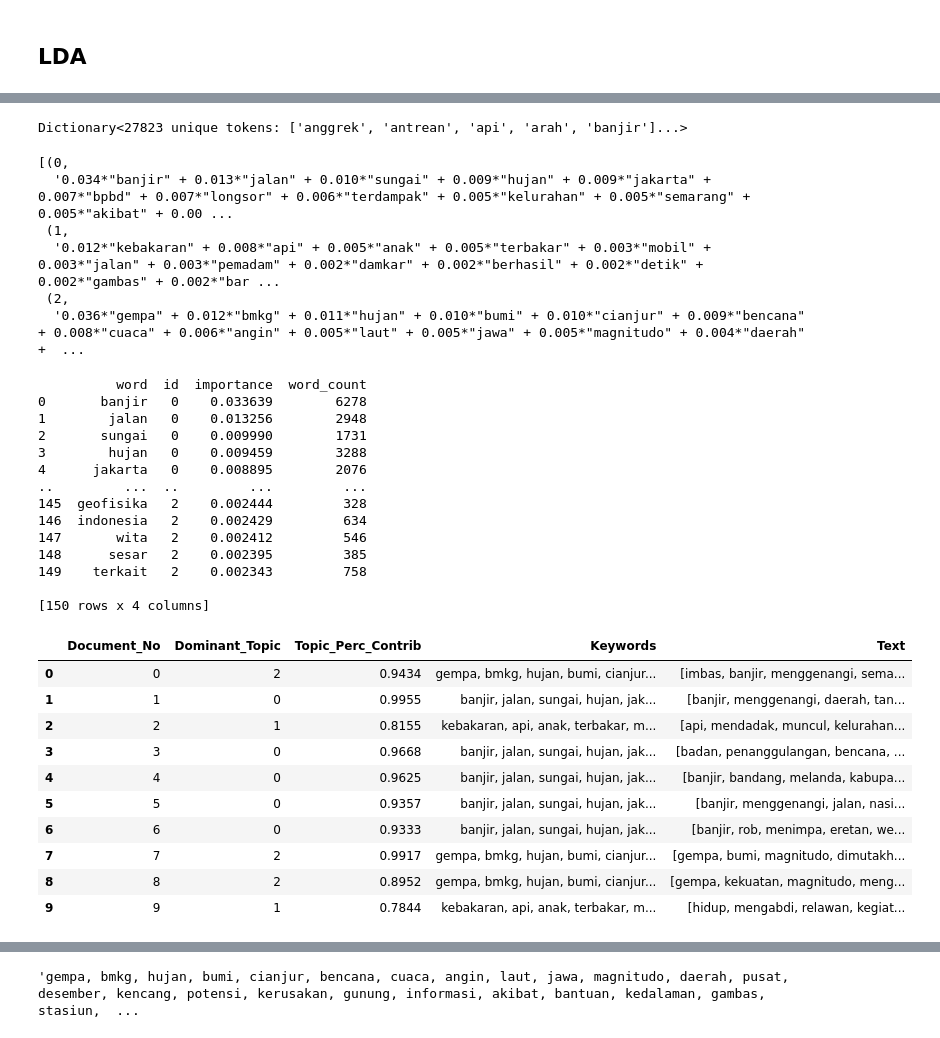
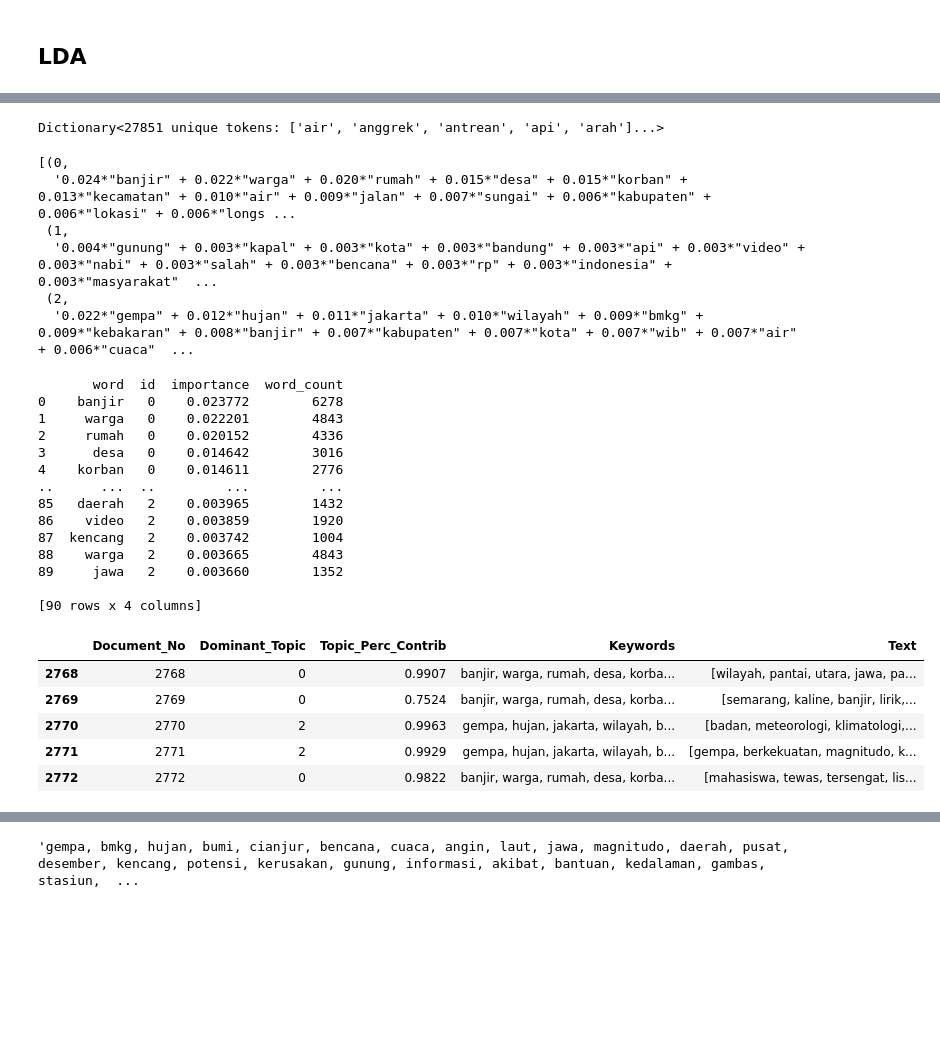
Before and after one commit to alwaysyu/PetaKabar, a Jupyter notebook: what.ipynb, the cells around one changed output, grey strips where cells are left out. Drawn from its saved outputs; the diff is of its cells as text; code cells hidden in the pictures; blank space fills up the shorter version.

```diff
--- a/what.ipynb
+++ b/what.ipynb
@@ -73,7 +73,7 @@ from sklearn.metrics.pairwise import cosine_similarity
 nltk.download('punkt')
 nltk.download('stopwords')
 
-# excluded_words = ["tempat", "waktu", "hari"]
+excluded_words = ["tempat", "waktu", "hari"]
 excluded_words = []
 NLTK_StopWords = stopwords.words('indonesian')
 NLTK_StopWords.extend(["detik", "detikjatim", "detikjateng", "detikjabar", "detiksulsel", "detiksumbar", "detikbali",
@@ -84,12 +84,7 @@ NLTK_StopWords.extend(["yg", "dg", "rt", "dgn", "ny", "d", 'klo',
                        'si', 'tau', 'tdk', 'tuh', 'utk', 'ya',
                        'jd', 'jgn', 'sdh', 'aja', 'n', 't',
                        'nyg', 'hehe', 'pen', 'u', 'nan', 'loh', 'rt',
-                       '&amp', 'yah', 'wib', 'warga', 'rumah', 'air', 'desa',
-                       'kecamatan', 'kabupaten', 'kelurahan', 'korban', 'wilayah', 'kota',
-                       'hari', 'lokasi', 'barat', 'masyarakat', 'timur', 'utara', 'selatan',
-                       'tenggara', 'lokasi', 'tempat', 'rp', 'unit', 'salah',
-                       'tempat', 'kejadian', 'meter', 'petugas', 'memiliki',
-                       'manusia', 'nabi', 'allah', 'swt', 'kaum', 'ayat', 'saw', 'video'])
+                       '&amp', 'yah'])
 txt_stopword = pd.read_csv(PATH + bencana + "stopwords.txt", names= ["stopwords"], header = None)
 
 # convert stopword string to list & append additional stopword
@@ -908,23 +903,31 @@ print(dictionary)
 
 corpus = [dictionary.doc2bow(berita) for berita in new_bencana['desc']]
 # %% [output]
-Dictionary<27823 unique tokens: ['anggrek', 'antrean', 'api', 'arah', 'banjir']...>
+Dictionary<27851 unique tokens: ['air', 'anggrek', 'antrean', 'api', 'arah']...>
 # %%
 # Creating the object for LDA model using gensim library
 Lda = gensim.models.ldamodel.LdaModel
 
 total_topics = 3 # jumlah topik yang akan di extract
-number_words = 50 # jumlah kata per topik
+number_words = 30 # jumlah kata per topik
 # %%
-lda_model = Lda(corpus, num_topics=total_topics, id2word=dictionary, passes=50, random_state=1)
+from gensim.test.utils import datapath
+temp_file = datapath(PATH + bencana + "model/lda_model")
+#if new
+# lda_model = Lda(corpus, num_topics=total_topics, id2word=dictionary, passes=50, random_state=1)
+# lda_model.save(temp_file)
+# load
+from gensim import models
+lda_model = models.ldamodel.LdaModel.load(temp_file)
+
 lda_model.show_topics(num_topics=total_topics, num_words=number_words)
 # %% [output]
 [(0,
-  '0.034*"banjir" + 0.013*"jalan" + 0.010*"sungai" + 0.009*"hujan" + 0.009*"jakarta" + 0.007*"bpbd" + 0.007*"longsor" + 0.006*"terdampak" + 0.005*"kelurahan" + 0.005*"semarang" + 0.005*"akibat" + 0.00 ...
+  '0.024*"banjir" + 0.022*"warga" + 0.020*"rumah" + 0.015*"desa" + 0.015*"korban" + 0.013*"kecamatan" + 0.010*"air" + 0.009*"jalan" + 0.007*"sungai" + 0.006*"kabupaten" + 0.006*"lokasi" + 0.006*"longs ...
  (1,
-  '0.012*"kebakaran" + 0.008*"api" + 0.005*"anak" + 0.005*"terbakar" + 0.003*"mobil" + 0.003*"jalan" + 0.003*"pemadam" + 0.002*"damkar" + 0.002*"berhasil" + 0.002*"detik" + 0.002*"gambas" + 0.002*"bar ...
+  '0.004*"gunung" + 0.003*"kapal" + 0.003*"kota" + 0.003*"bandung" + 0.003*"api" + 0.003*"video" + 0.003*"nabi" + 0.003*"salah" + 0.003*"bencana" + 0.003*"rp" + 0.003*"indonesia" + 0.003*"masyarakat"  ...
  (2,
-  '0.036*"gempa" + 0.012*"bmkg" + 0.011*"hujan" + 0.010*"bumi" + 0.010*"cianjur" + 0.009*"bencana" + 0.008*"cuaca" + 0.006*"angin" + 0.005*"laut" + 0.005*"jawa" + 0.005*"magnitudo" + 0.004*"daerah" +  ...
+  '0.022*"gempa" + 0.012*"hujan" + 0.011*"jakarta" + 0.010*"wilayah" + 0.009*"bmkg" + 0.009*"kebakaran" + 0.008*"banjir" + 0.007*"kabupaten" + 0.007*"kota" + 0.007*"wib" + 0.007*"air" + 0.006*"cuaca"  ...
 # %%
 # Word Count of Topic Keywords
 
@@ -944,20 +947,20 @@ for i, topic in topics:
 df_imp_wcount = pd.DataFrame(out, columns=['word', 'id', 'importance', 'word_count'])
 print(df_imp_wcount)
 # %% [output]
-          word  id  importance  word_count
-0       banjir   0    0.033639        6278
-1        jalan   0    0.013256        2948
-2       sungai   0    0.009990        1731
-3        hujan   0    0.009459        3288
-4      jakarta   0    0.008895        2076
-..         ...  ..         ...         ...
-145  geofisika   2    0.002444         328
-146  indonesia   2    0.002429         634
-147       wita   2    0.002412         546
-148      sesar   2    0.002395         385
-149    terkait   2    0.002343         758
+       word  id  importance  word_count
+0    banjir   0    0.023772        6278
+1     warga   0    0.022201        4843
+2     rumah   0    0.020152        4336
+3      desa   0    0.014642        3016
+4    korban   0    0.014611        2776
+..      ...  ..         ...         ...
+85   daerah   2    0.003965        1432
+86    video   2    0.003859        1920
+87  kencang   2    0.003742        1004
+88    warga   2    0.003665        4843
+89     jawa   2    0.003660        1352
 
-[150 rows x 4 columns]
+[90 rows x 4 columns]
 # %%
 def format_topics_sentences(ldamodel=None, corpus=corpus, texts=new_bencana['desc']):
     # Init output
@@ -1001,24 +1004,20 @@ df_topic_sents_keywords['Texts'] = 0
 # %%
 df_dominant_topic = df_topic_sents_keywords.reset_index()
 # texts = []
 for i in range(len(new_bencana['desc'])):
     # print(new_bencana['desc'].iloc[i])
     # texts.append(new_bencana['desc'].iloc[i])
     df_dominant_topic['Texts'].iloc[i] = new_bencana['desc'].iloc[i]
 # df_dominant_topic['Texts'] = texts
 df_dominant_topic.columns = ['Document_No', 'Dominant_Topic', 'Topic_Perc_Contrib', 'Keywords', 'Text']
 
 # df_topic_sents_keywords['Texts'].isna().value_counts()
-df_dominant_topic.head(10)
+df_dominant_topic.head(5)
+df_dominant_topic.tail(5)
 # %% [output]
 |  | Document_No | Dominant_Topic | Topic_Perc_Contrib | Keywords | Text |
-| 0 | 0 | 2 | 0.9434 | gempa, bmkg, hujan, bumi, cianjur... | [imbas, banjir, menggenangi, sema... |
-| 1 | 1 | 0 | 0.9955 | banjir, jalan, sungai, hujan, jak... | [banjir, menggenangi, daerah, tan... |
-| 2 | 2 | 1 | 0.8155 | kebakaran, api, anak, terbakar, m... | [api, mendadak, muncul, kelurahan... |
-| 3 | 3 | 0 | 0.9668 | banjir, jalan, sungai, hujan, jak... | [badan, penanggulangan, bencana, ... |
-| 4 | 4 | 0 | 0.9625 | banjir, jalan, sungai, hujan, jak... | [banjir, bandang, melanda, kabupa... |
-| 5 | 5 | 0 | 0.9357 | banjir, jalan, sungai, hujan, jak... | [banjir, menggenangi, jalan, nasi... |
-| 6 | 6 | 0 | 0.9333 | banjir, jalan, sungai, hujan, jak... | [banjir, rob, menimpa, eretan, we... |
-| 7 | 7 | 2 | 0.9917 | gempa, bmkg, hujan, bumi, cianjur... | [gempa, bumi, magnitudo, dimutakh... |
-| 8 | 8 | 2 | 0.8952 | gempa, bmkg, hujan, bumi, cianjur... | [gempa, kekuatan, magnitudo, meng... |
-| 9 | 9 | 1 | 0.7844 | kebakaran, api, anak, terbakar, m... | [hidup, mengabdi, relawan, kegiat... |
+| 2768 | 2768 | 0 | 0.9907 | banjir, warga, rumah, desa, korba... | [wilayah, pantai, utara, jawa, pa... |
+| 2769 | 2769 | 0 | 0.7524 | banjir, warga, rumah, desa, korba... | [semarang, kaline, banjir, lirik,... |
+| 2770 | 2770 | 2 | 0.9963 | gempa, hujan, jakarta, wilayah, b... | [badan, meteorologi, klimatologi,... |
+| 2771 | 2771 | 2 | 0.9929 | gempa, hujan, jakarta, wilayah, b... | [gempa, berkekuatan, magnitudo, k... |
+| 2772 | 2772 | 0 | 0.9822 | banjir, warga, rumah, desa, korba... | [mahasiswa, tewas, tersengat, lis... |
```
Also changed, not shown: parts of 9 cells of this notebook, 16 other files.
